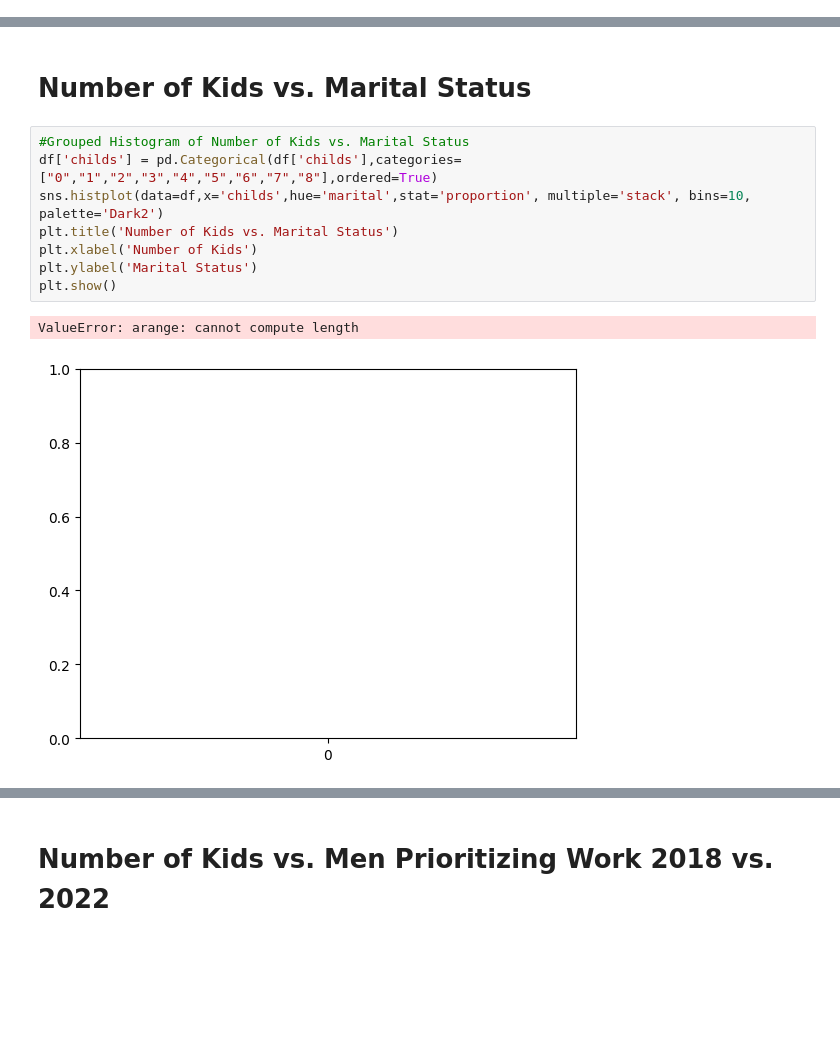
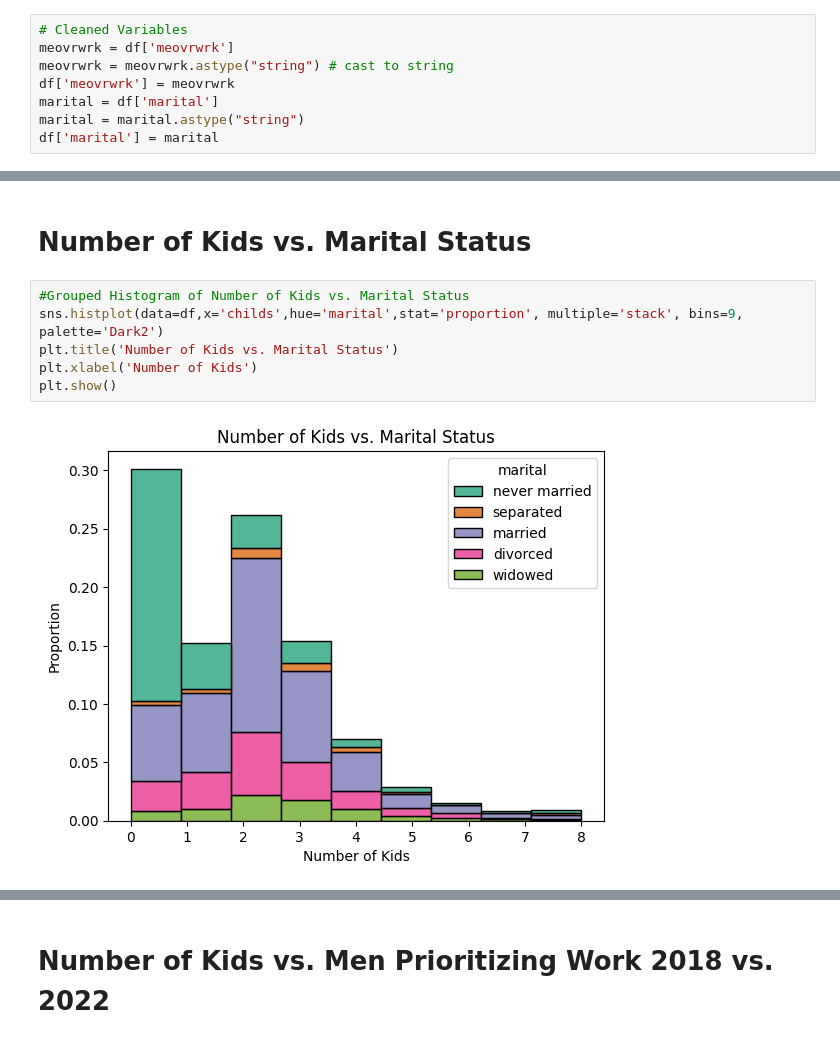
Before and after one commit to camigutie/EDA, a Jupyter notebook: GSS_Camila_Part.ipynb, the cells around one changed output, grey strips where cells are left out. Drawn from its saved outputs; the diff is of its cells as text; blank space fills up the shorter version.

```diff
--- a/GSS_Camila_Part.ipynb
+++ b/GSS_Camila_Part.ipynb
@@ -20,0 +19,8 @@ df = pd.read_csv('/content/project_gss17/gss_data_20182022.csv')
+# %%
+# Cleaned Variables
+meovrwrk = df['meovrwrk']
+meovrwrk = meovrwrk.astype("string") # cast to string
+df['meovrwrk'] = meovrwrk
+marital = df['marital']
+marital = marital.astype("string")
+df['marital'] = marital
@@ -105,12 +90,9 @@ df2022 = df[df['year']== 2022].copy()
 # Number of Kids vs. Marital Status
 # %%
 #Grouped Histogram of Number of Kids vs. Marital Status
-df['childs'] = pd.Categorical(df['childs'],categories=["0","1","2","3","4","5","6","7","8"],ordered=True)
-sns.histplot(data=df,x='childs',hue='marital',stat='proportion', multiple='stack', bins=10, palette='Dark2')
+sns.histplot(data=df,x='childs',hue='marital',stat='proportion', multiple='stack', bins=9, palette='Dark2')
 plt.title('Number of Kids vs. Marital Status')
 plt.xlabel('Number of Kids')
-plt.ylabel('Marital Status')
 plt.show()
 # %% [output]
-ValueError: arange: cannot compute length
-[figure, old version]
+[figure, new version]
```
Also changed, not shown: parts of 24 cells of this notebook.
